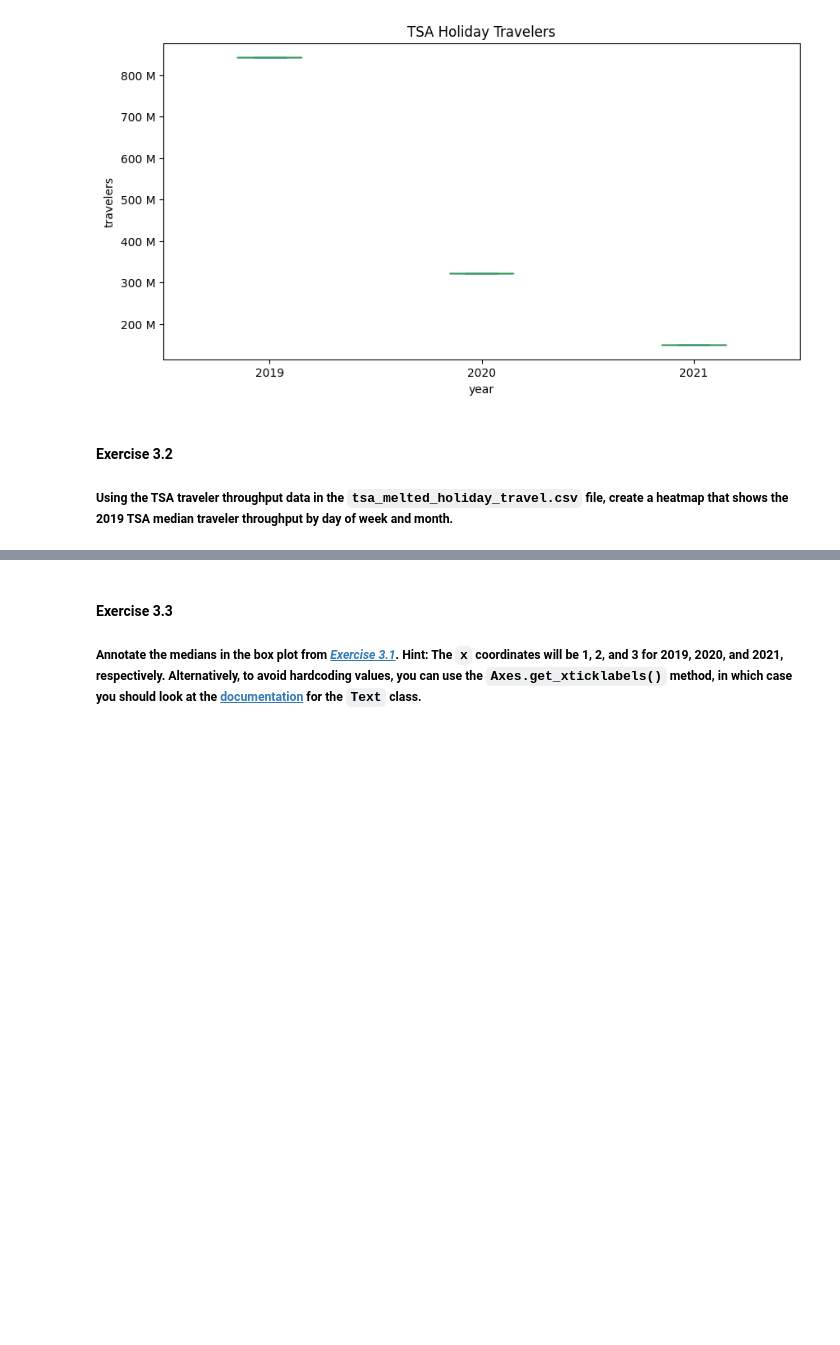
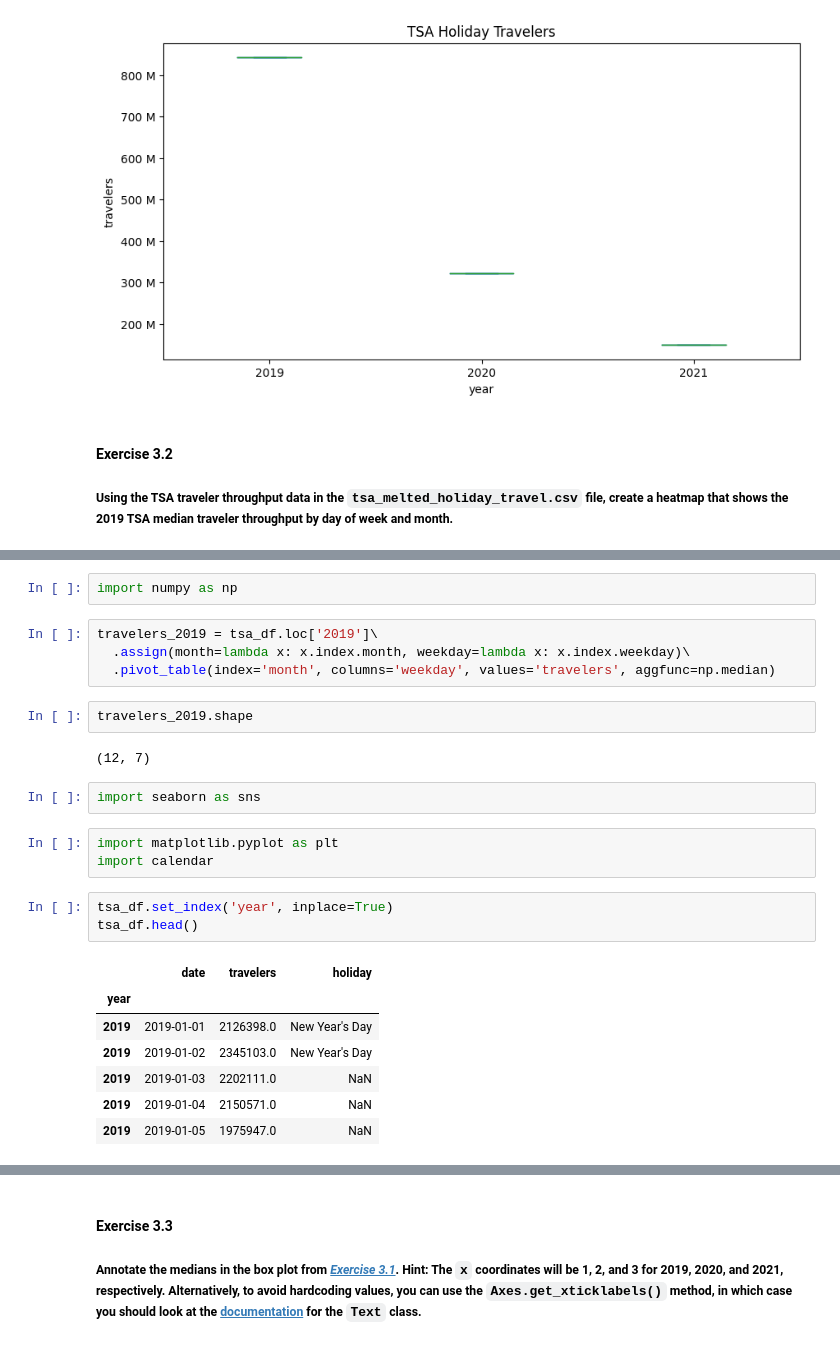
Before and after one commit to ValRCS/Python_SheGoesTech_22, a Jupyter notebook: Day_17_18_19_Pandas_Data_Analysis_Library/workbook.ipynb, the cells around one changed output, grey strips where cells are left out. Cells and saved outputs as stored; diff of their text form; blank space fills up the shorter version.

```diff
--- a/Day_17_18_19_Pandas_Data_Analysis_Library/workbook.ipynb
+++ b/Day_17_18_19_Pandas_Data_Analysis_Library/workbook.ipynb
@@ -684,0 +721,26 @@ ax.yaxis.set_major_formatter(ticker.EngFormatter())
+# %%
+import numpy as np
+# %%
+travelers_2019 = tsa_df.loc['2019']\
+  .assign(month=lambda x: x.index.month, weekday=lambda x: x.index.weekday)\
+  .pivot_table(index='month', columns='weekday', values='travelers', aggfunc=np.median)
+# %%
+travelers_2019.shape
+# %% [output]
+(12, 7)
+# %%
+import seaborn as sns
+# %%
+import matplotlib.pyplot as plt
+import calendar
+# %%
+tsa_df.set_index('year', inplace=True)
+tsa_df.head()
+# %% [output]
+|  | date | travelers | holiday |
+| year |  |  |  |
+| 2019 | 2019-01-01 | 2126398.0 | New Year's Day |
+| 2019 | 2019-01-02 | 2345103.0 | New Year's Day |
+| 2019 | 2019-01-03 | 2202111.0 | NaN |
+| 2019 | 2019-01-04 | 2150571.0 | NaN |
+| 2019 | 2019-01-05 | 1975947.0 | NaN |
```
Also changed, not shown: parts of 5 cells of this notebook.
